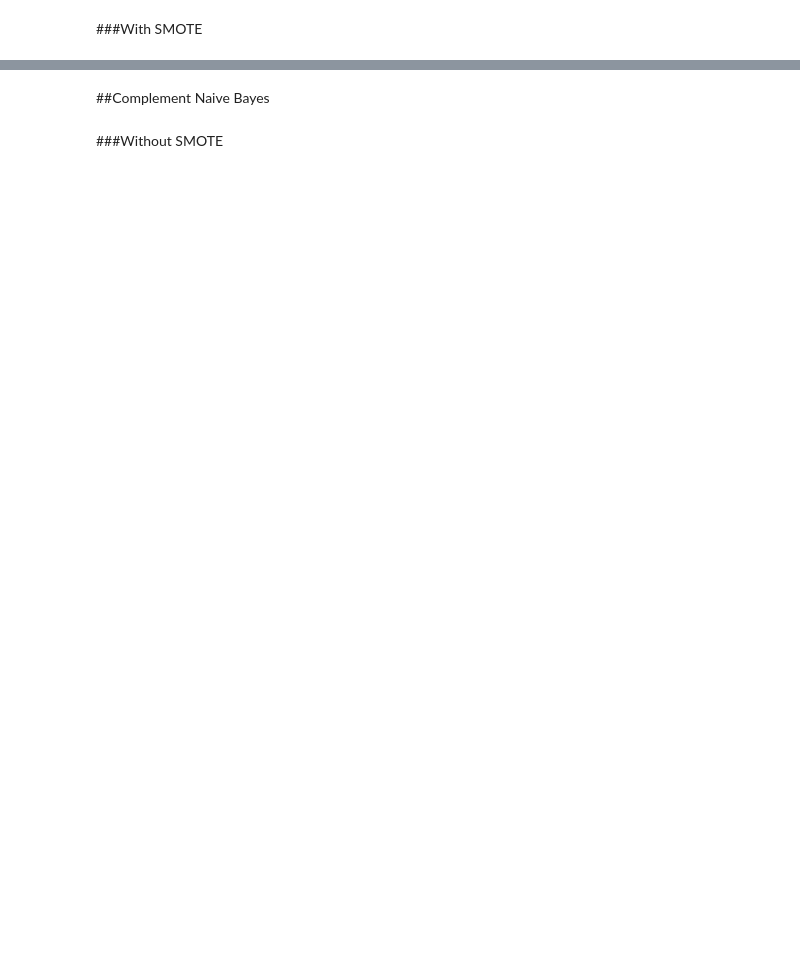
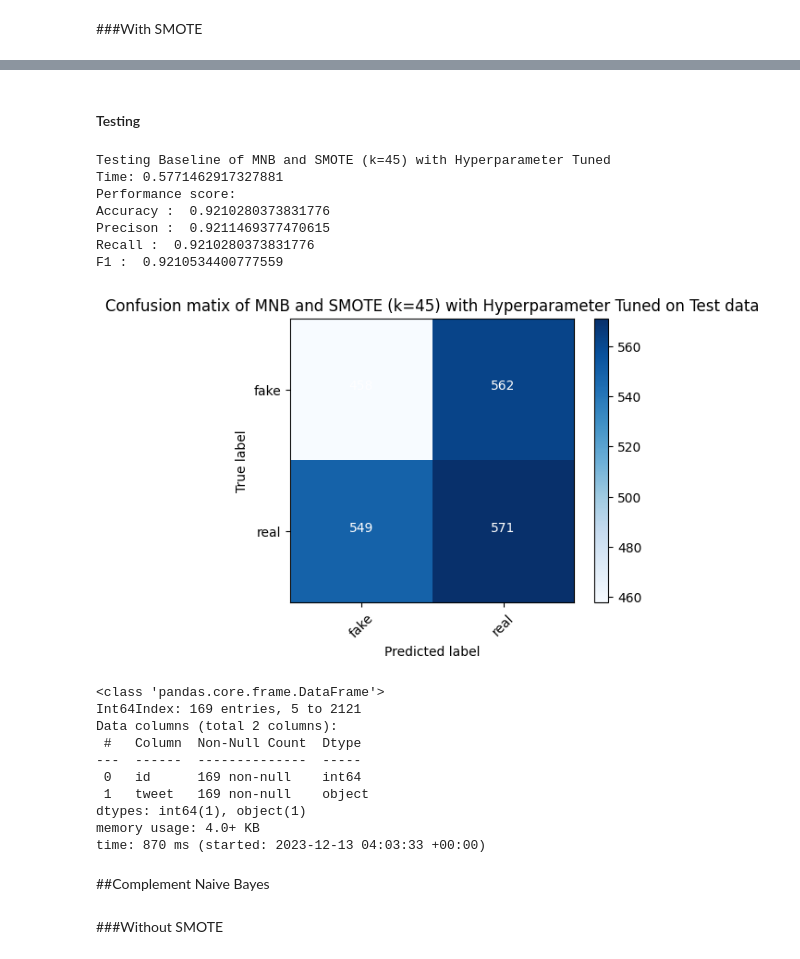
Before and after one commit to hasandwicahyono/covid19_fake_news, a Jupyter notebook: Cov19_Fake_News.ipynb, the cells around one changed output, grey strips where cells are left out. Cells and saved outputs as stored; diff of their text form; code cells hidden in the pictures; blank space fills up the shorter version.

```diff
--- a/Cov19_Fake_News.ipynb
+++ b/Cov19_Fake_News.ipynb
@@ -930,3 +1161,26 @@ time: 10.1 s (started: 2023-12-07 06:42:30 +00:00)
+# %% [markdown]
+#### Testing
+# %%
+test_baseline(pipeline, 'MNB and SMOTE (k=45) with Hyperparameter Tuned')
+# %% [output]
+Testing Baseline of MNB and SMOTE (k=45) with Hyperparameter Tuned
+Time: 0.5771462917327881
+Performance score:
+Accuracy :  0.9210280373831776
+Precison :  0.9211469377470615
+Recall :  0.9210280373831776
+F1 :  0.9210534400777559
+[figure, added]
+<class 'pandas.core.frame.DataFrame'>
+Int64Index: 169 entries, 5 to 2121
+Data columns (total 2 columns):
+ #   Column  Non-Null Count  Dtype
+---  ------  --------------  -----
+ 0   id      169 non-null    int64
+ 1   tweet   169 non-null    object
+dtypes: int64(1), object(1)
+memory usage: 4.0+ KB
+time: 870 ms (started: 2023-12-13 04:03:33 +00:00)
 # %% [markdown]
 ##Complement Naive Bayes
 # %% [markdown]
```
Also changed, not shown: parts of 170 cells of this notebook, 1 other file.
